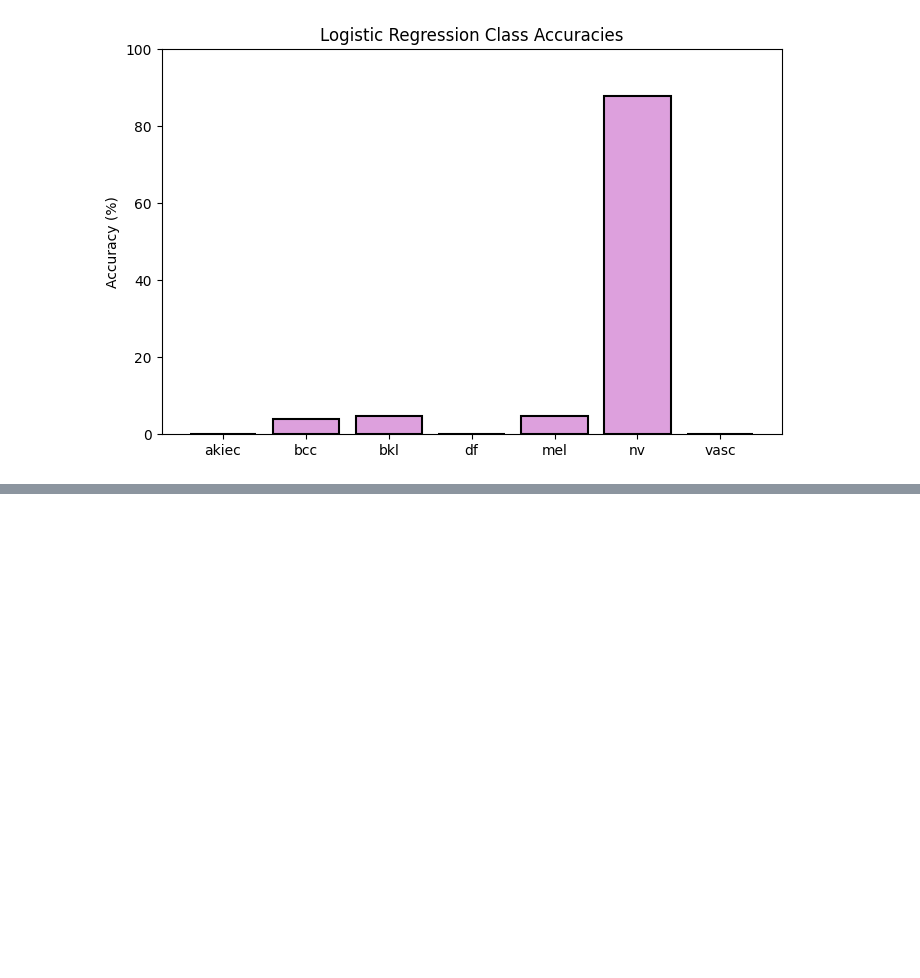
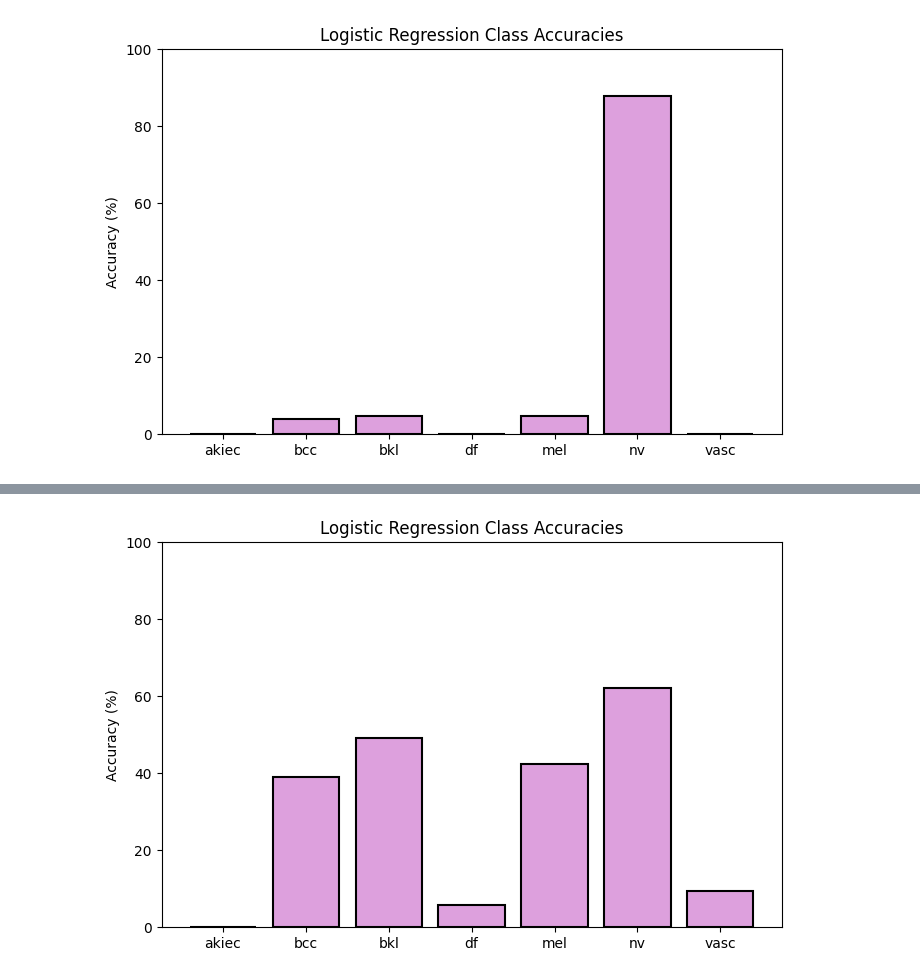
Before and after one commit to MarleaM/DeepLearningForSkinLesions, a Jupyter notebook: GeneralClassifier.ipynb, the cells around one changed output, grey strips where cells are left out. Saved outputs shown, nothing was run; the diff lists cells and outputs as text; code cells hidden in the pictures; blank space fills up the shorter version.

```diff
--- a/GeneralClassifier.ipynb
+++ b/GeneralClassifier.ipynb
@@ -102,0 +162,18 @@ plt.show()
+# %%
+# make bar plot (run this cell after running normalized cm)
+class_accuracies = cm.diagonal() * 100
+
+plt.figure(figsize=(8,5))
+
+bars = plt.bar(class_names, class_accuracies,
+               color="plum",
+               edgecolor='black',
+               linewidth=1.5)
+
+plt.ylabel("Accuracy (%)")
+plt.ylim(0,100)
+plt.title("Logistic Regression Class Accuracies")
+
+plt.show()
+# %% [output]
+[figure, added]
```
Also changed, not shown: parts of 8 cells of this notebook, 4 other files.
